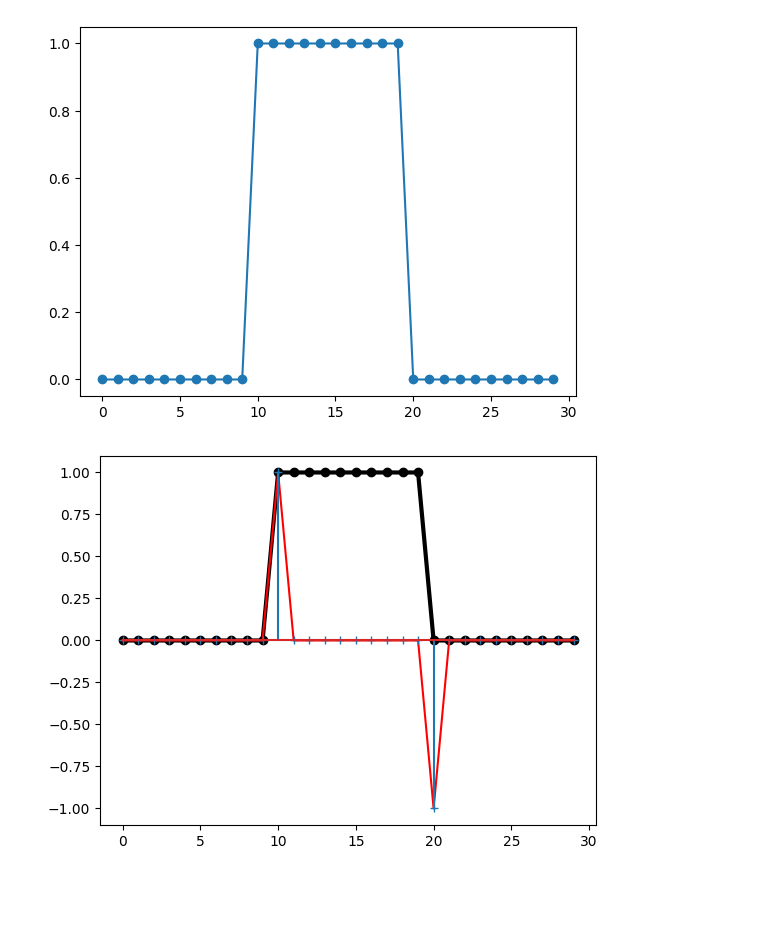
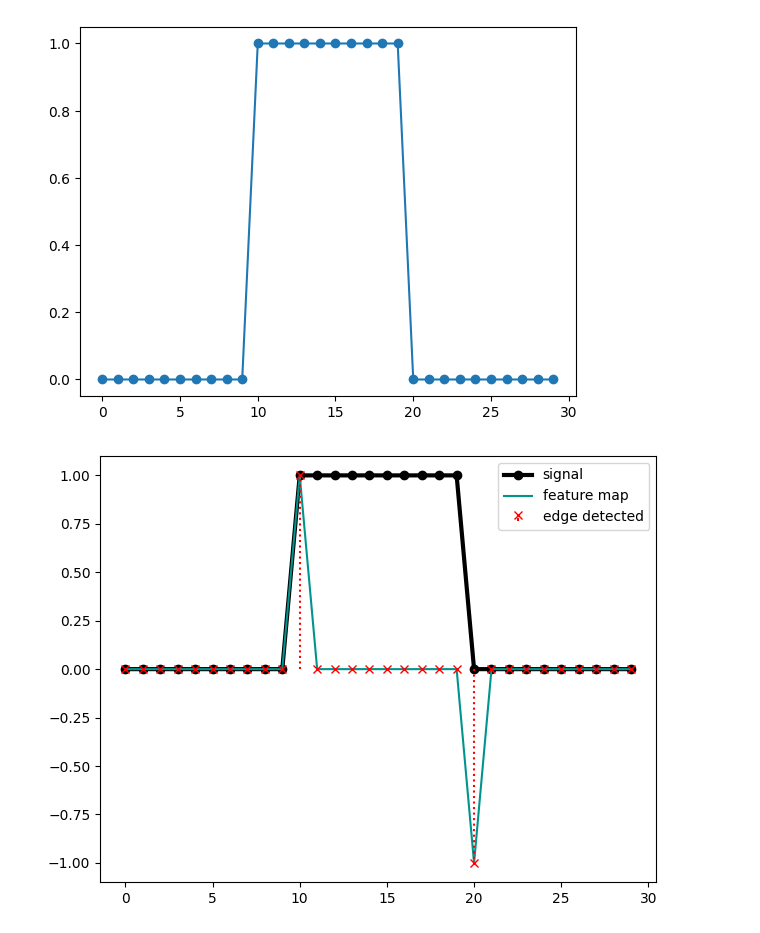
Before and after one commit to AyushDevadiga1/practice-programs, a Jupyter notebook: chapter4.ipynb, the cells around one changed output. Cells and saved outputs as stored; diff of their text form; code cells hidden in the pictures; blank space fills up the shorter version.

```diff
--- a/chapter4.ipynb
+++ b/chapter4.ipynb
@@ -162,9 +162,11 @@ featuremap = np.zeros(len(signal)) # The product which will give us the edge of
 for i in range(1,len(signal)-1):
     featuremap[i] = np.dot(kernel_vector,signal[i-1:i+1])
 # %%
-plt.plot(signal,marker='o',color="#000000",linewidth=3)
-plt.plot(featuremap,color="#FF0000")
-plt.stem(range(len(featuremap)),featuremap,markerfmt='+',linefmt='')
+plt.plot(signal,marker='o',color="#000000",linewidth=3,label='signal')
+plt.plot(featuremap,color="#00948D",label='feature map')
+plt.stem(range(len(featuremap)),featuremap,markerfmt='rx',linefmt='r:',basefmt=' ',label='edge detected')
+plt.legend()
+plt.tight_layout()
 plt.show()
 # %% [output]
-[figure, old version]
+[figure, new version]
```
Also changed, not shown: parts of 7 cells of this notebook.
